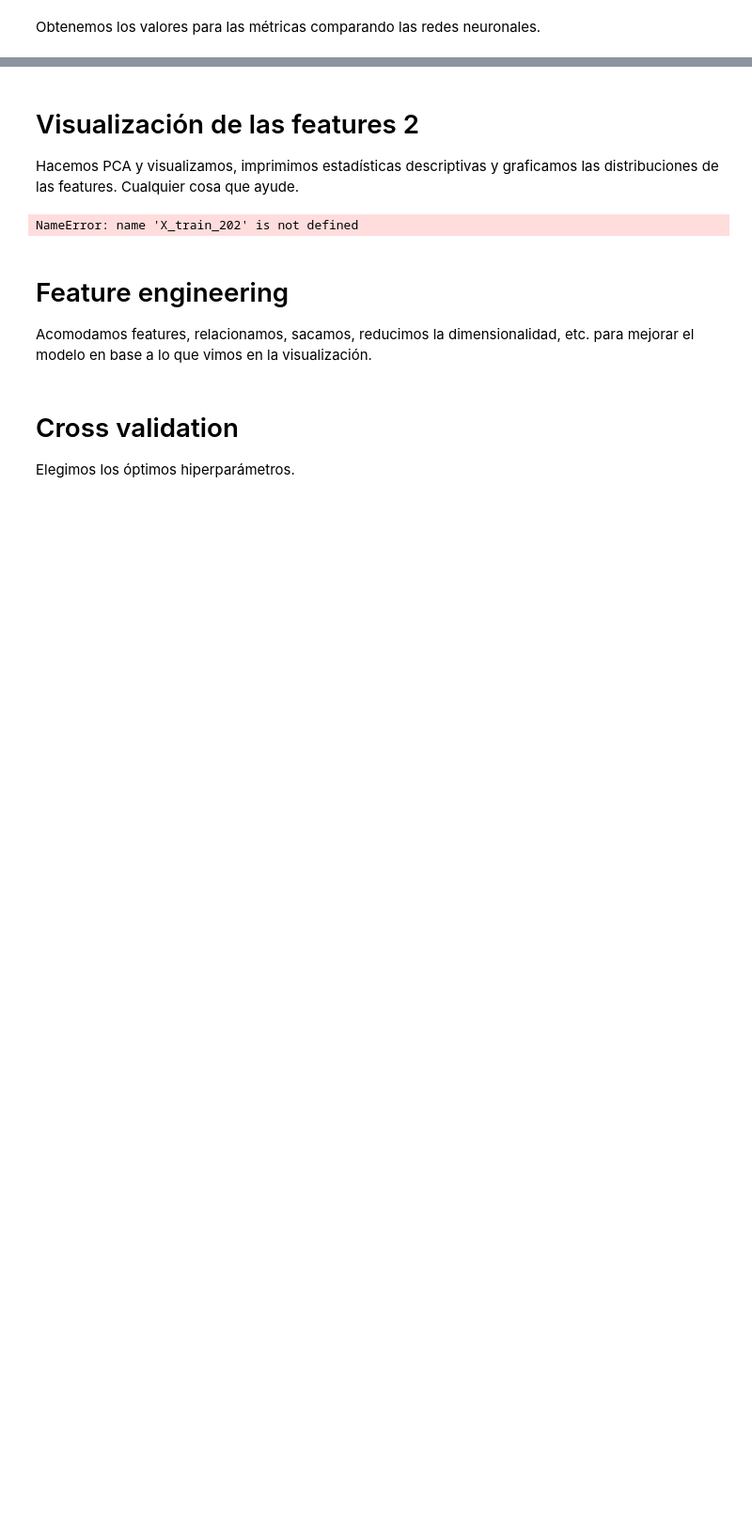
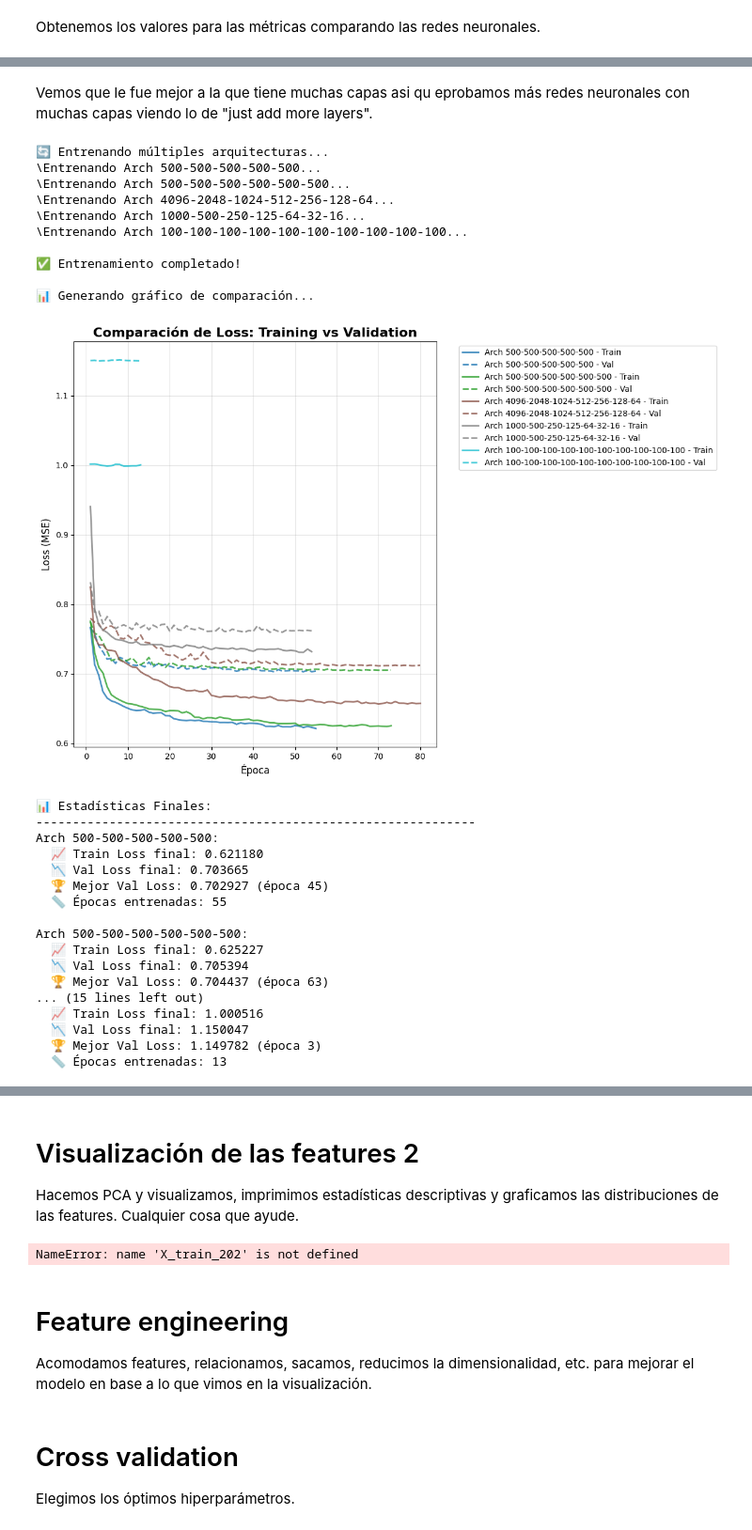
Before and after one commit to castaisa/BA_BICIS_MyC, a Jupyter notebook: src_main/features_2/Limited_stations_info.ipynb, the cells around one changed output, grey strips where cells are left out. Shown at 94% size. Cells and saved outputs as stored; diff of their text form; code cells hidden in the pictures; blank space fills up the shorter version.

```diff
--- a/src_main/features_2/Limited_stations_info.ipynb
+++ b/src_main/features_2/Limited_stations_info.ipynb
@@ -771,0 +839,55 @@ mt.graficar_comparativa_modelos_multioutput(predictions)
+# %% [markdown]
+Vemos que le fue mejor a la que tiene muchas capas asi qu eprobamos más redes neuronales con muchas capas viendo lo de "just add more layers".
+# %%
+importlib.reload(md2)
+architectures = [
+    [500,500,500,500,500],
+    [500,500,500,500,500,500],
+    [4096, 2048, 1024, 512, 256, 128, 64],
+    [1000, 500, 250, 125, 64, 32, 16],
+    [100, 100, 100, 100, 100, 100, 100, 100, 100, 100]
+]
+
+results = md2.compare_model_architectures(
+    X_train_full, y_train_full, X_val_full, y_val_full,
+    architectures,
+    learning_rate=0.0005,
+    epochs=100,  # Reducido para demo
+    batch_size=64,
+    dropout_rate=0.3,
+    early_stopping_patience=10,
+    normalize=True,
+    verbose=True,
+    use_adam=True,
+    l2_regularization=1e-4,
+    use_scheduler=True
+)
+# %% [output]
+🔄 Entrenando múltiples arquitecturas...
+\Entrenando Arch 500-500-500-500-500...
+\Entrenando Arch 500-500-500-500-500-500...
+\Entrenando Arch 4096-2048-1024-512-256-128-64...
+\Entrenando Arch 1000-500-250-125-64-32-16...
+\Entrenando Arch 100-100-100-100-100-100-100-100-100-100...
+
+✅ Entrenamiento completado!
+
+📊 Generando gráfico de comparación...
+[figure, added]
+📊 Estadísticas Finales:
+------------------------------------------------------------
+Arch 500-500-500-500-500:
+  📈 Train Loss final: 0.621180
+  📉 Val Loss final: 0.703665
+  🏆 Mejor Val Loss: 0.702927 (época 45)
+  📏 Épocas entrenadas: 55
+
+Arch 500-500-500-500-500-500:
+  📈 Train Loss final: 0.625227
+  📉 Val Loss final: 0.705394
+  🏆 Mejor Val Loss: 0.704437 (época 63)
+... (15 lines left out)
+  📈 Train Loss final: 1.000516
+  📉 Val Loss final: 1.150047
+  🏆 Mejor Val Loss: 1.149782 (época 3)
+  📏 Épocas entrenadas: 13
```
Also changed, not shown: parts of 12 cells of this notebook, 1 other file.
